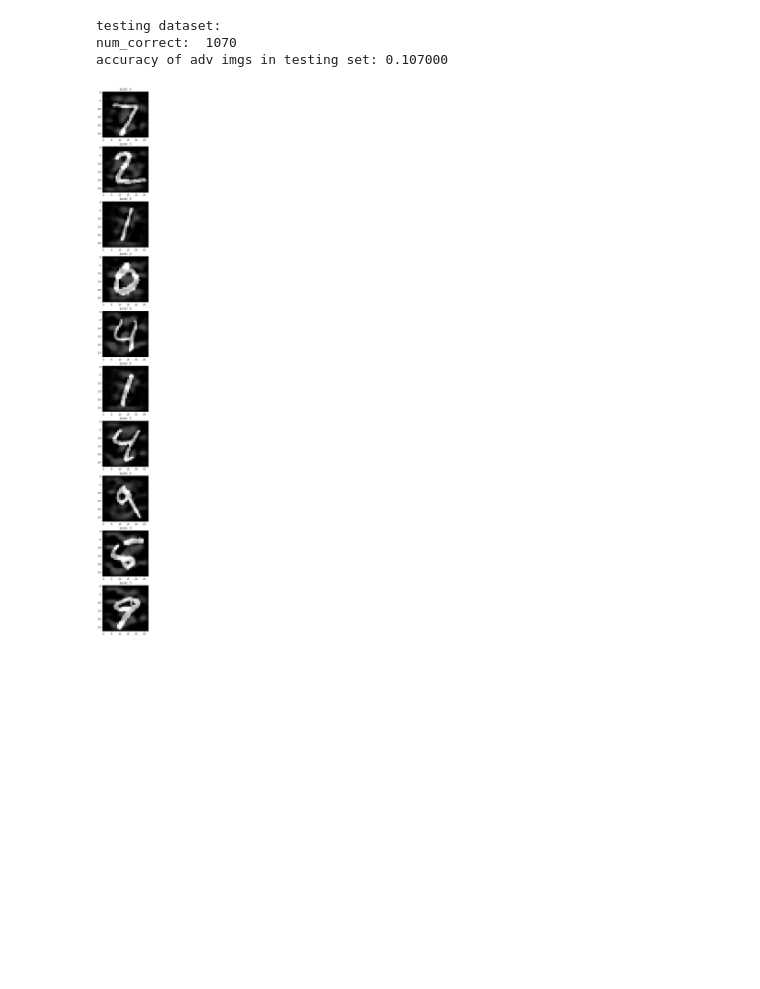
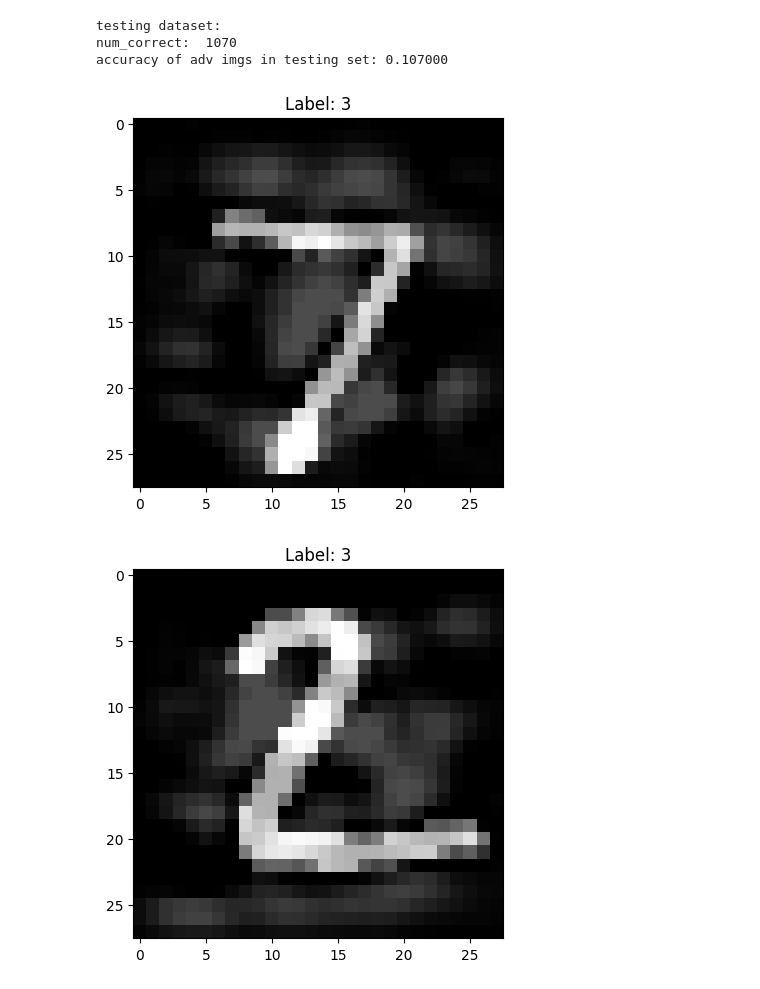
Before and after one commit to chris-william0829/advGAN-MNIST, a Jupyter notebook: advGAN.ipynb, the cells around one changed output. Saved outputs shown, nothing was run; the diff lists cells and outputs as text; code cells hidden in the pictures; blank space fills up the shorter version.

```diff
--- a/advGAN.ipynb
+++ b/advGAN.ipynb
@@ -381,10 +381,10 @@ testing dataset:
 num_correct:  1070
 accuracy of adv imgs in testing set: 0.107000
 # %%
-fig, axs = plt.subplots(10, 1, figsize=(100, 40))
 for i in range(len(adv_examples)):
-  axs[i].imshow(adv_examples[i][1].cpu().detach().numpy()[0,0,:,:],cmap="gray")
-  axs[i].set_title("Label: {}".format(adv_examples[i][0].cpu().detach().numpy()[0]))
-plt.show()
+  plt.imshow(adv_examples[i][1].cpu().detach().numpy()[0,0,:,:],cmap="gray")
+  plt.title("Label: {}".format(adv_examples[i][0].cpu().detach().numpy()[0]))
+  plt.show()
 # %% [output]
-[figure, old version]
+[figure, new version]
+[figure, added]
```
Also changed, not shown: parts of 1 cell of this notebook.
